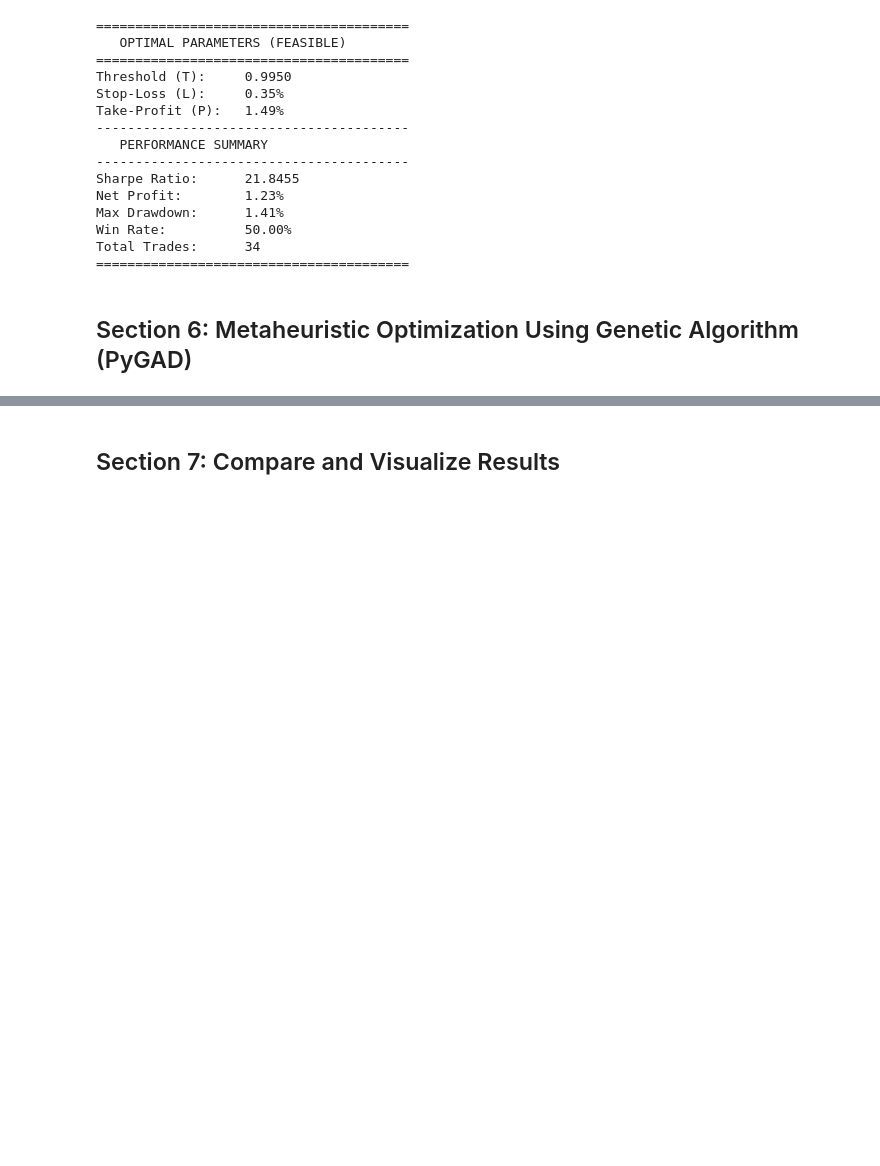
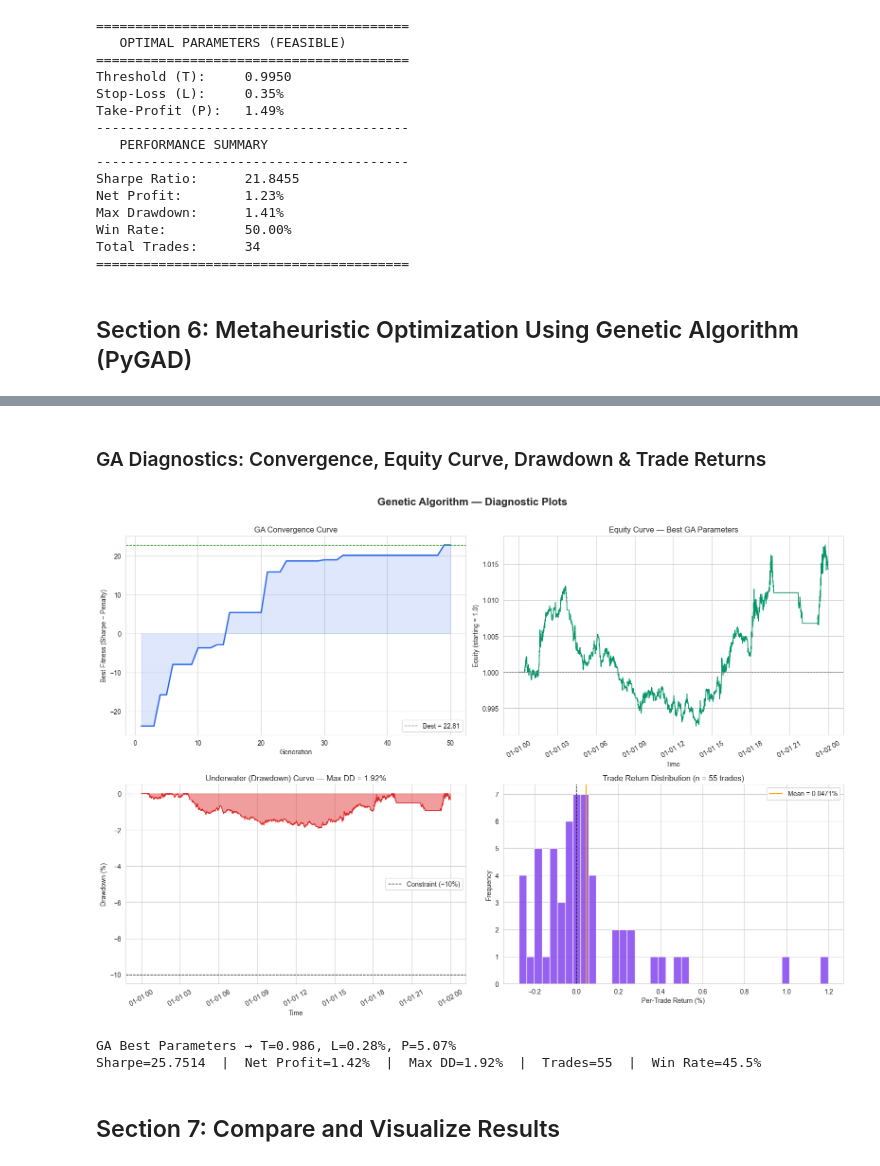
Before and after one commit to SasankaDidula/hft-optimization, a Jupyter notebook: Optimization_Main.ipynb, the cells around one changed output, grey strips where cells are left out. Drawn from its saved outputs; the diff is of its cells as text; code cells hidden in the pictures; blank space fills up the shorter version.

```diff
--- a/Optimization_Main.ipynb
+++ b/Optimization_Main.ipynb
@@ -1114,3 +1299,83 @@ Performance Metrics:
+# %% [markdown]
+### GA Diagnostics: Convergence, Equity Curve, Drawdown & Trade Returns
+# %%
+# --- Re-run the best GA solution with return_df=True to get the full backtest DataFrame ---
+ga_params = ga_result['parameters']
+ga_bt_results, ga_bt_df = backtest_strategy_vectorized(
+    df,
+    threshold=ga_params['threshold'],
+    stop_loss=ga_params['stop_loss'],
+    take_profit=ga_params['take_profit'],
+    return_df=True,
+)
+
+fig, axes = plt.subplots(2, 2, figsize=(16, 11))
+fig.suptitle('Genetic Algorithm — Diagnostic Plots', fontsize=16, fontweight='bold', y=1.01)
+
+# ── 1. GA Convergence ──
+ax = axes[0, 0]
+gens = range(1, len(ga_generations) + 1)
+ax.plot(gens, ga_generations, color='#2563eb', linewidth=2)
+ax.fill_between(gens, ga_generations, alpha=0.15, color='#2563eb')
+ax.set_xlabel('Generation')
+ax.set_ylabel('Best Fitness (Sharpe − Penalty)')
+ax.set_title('GA Convergence Curve')
+ax.axhline(y=max(ga_generations), color='green', linestyle='--', linewidth=1,
+           label=f'Best = {max(ga_generations):.2f}')
+ax.legend()
+
+# ── 2. Equity Curve ──
+ax = axes[0, 1]
+ts = ga_bt_df['timestamp'] if 'timestamp' in ga_bt_df.columns else ga_bt_df.index
+ax.plot(ts, ga_bt_df['equity'], color='#059669', linewidth=1.2)
+ax.set_xlabel('Time')
+ax.set_ylabel('Equity (starting = 1.0)')
+ax.set_title('Equity Curve — Best GA Parameters')
+ax.axhline(y=1.0, color='grey', linestyle='--', linewidth=0.8)
+ax.tick_params(axis='x', rotation=30)
+
+# ── 3. Drawdown ──
+ax = axes[1, 0]
+ax.fill_between(ts, ga_bt_df['drawdown'] * 100, color='#dc2626', alpha=0.45)
+ax.plot(ts, ga_bt_df['drawdown'] * 100, color='#dc2626', linewidth=0.8)
+ax.set_xlabel('Time')
+ax.set_ylabel('Drawdown (%)')
+ax.set_title(f'Underwater (Drawdown) Curve — Max DD = {ga_bt_results["max_drawdown"]:.2f}%')
+ax.axhline(y=-10, color='black', linestyle='--', linewidth=1, label='Constraint (−10%)')
+ax.legend()
+ax.tick_params(axis='x', rotation=30)
+
+# ── 4. Per-Trade Return Distribution ──
+ax = axes[1, 1]
+pos = ga_bt_df['position'].fillna(0)
+prev = pos.shift(1).fillna(0)
+trade_groups = (pos != prev).cumsum()
+trade_returns = ga_bt_df.groupby(trade_groups)['strategy_return'].sum()
+is_active = ga_bt_df.groupby(trade_groups)['position'].first() != 0
+real_trade_returns = trade_returns[is_active] * 100
+
+ax.hist(real_trade_returns, bins=40, color='#7c3aed', edgecolor='white', alpha=0.8)
+ax.axvline(x=0, color='black', linestyle='--', linewidth=1)
+mean_tr = real_trade_returns.mean()
+ax.axvline(x=mean_tr, color='orange', linestyle='-', linewidth=1.5,
+           label=f'Mean = {mean_tr:.4f}%')
+ax.set_xlabel('Per-Trade Return (%)')
+ax.set_ylabel('Frequency')
+ax.set_title(f'Trade Return Distribution (n = {len(real_trade_returns)} trades)')
+ax.legend()
+
+plt.tight_layout()
+plt.show()
+
+print(f"\nGA Best Parameters → T={ga_params['threshold']:.3f}, "
+      f"L={ga_params['stop_loss']:.2f}%, P={ga_params['take_profit']:.2f}%")
+print(f"Sharpe={ga_bt_results['sharpe_ratio']:.4f}  |  Net Profit={ga_bt_results['net_profit']:.2f}%  "
+      f"|  Max DD={ga_bt_results['max_drawdown']:.2f}%  |  Trades={ga_bt_results['num_trades']}  "
+      f"|  Win Rate={ga_bt_results['win_rate']:.1f}%")
+# %% [output]
+[figure, added]
+GA Best Parameters → T=0.986, L=0.28%, P=5.07%
+Sharpe=25.7514  |  Net Profit=1.42%  |  Max DD=1.92%  |  Trades=55  |  Win Rate=45.5%
 # %% [markdown]
 ## Section 7: Compare and Visualize Results
 # %%
```
Also changed, not shown: parts of 17 cells of this notebook.
